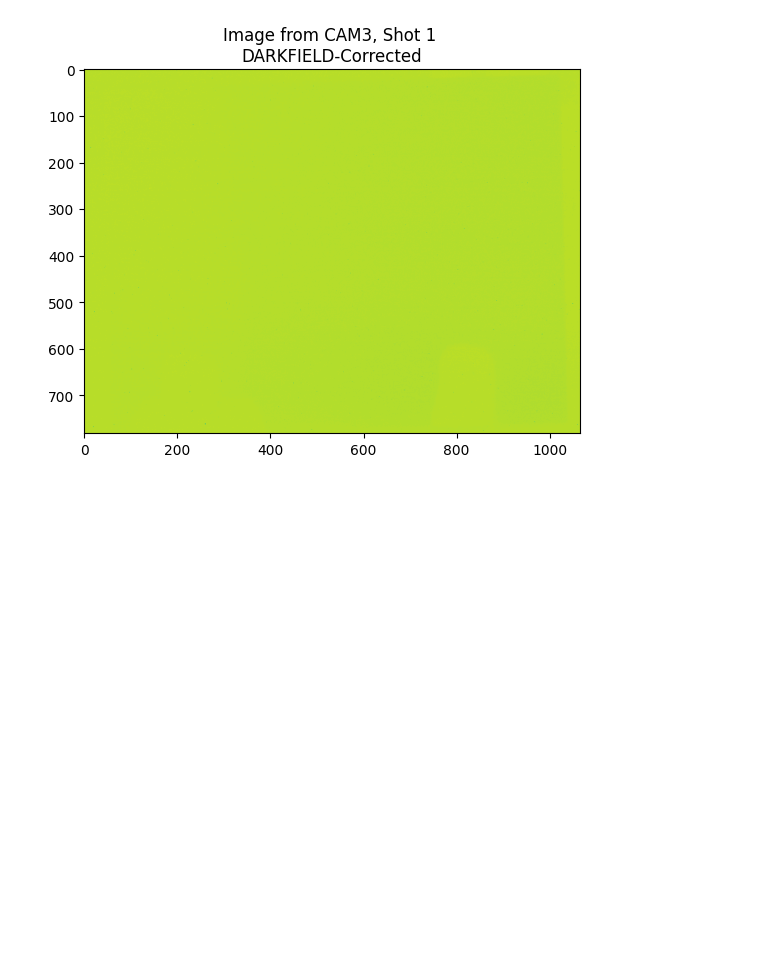
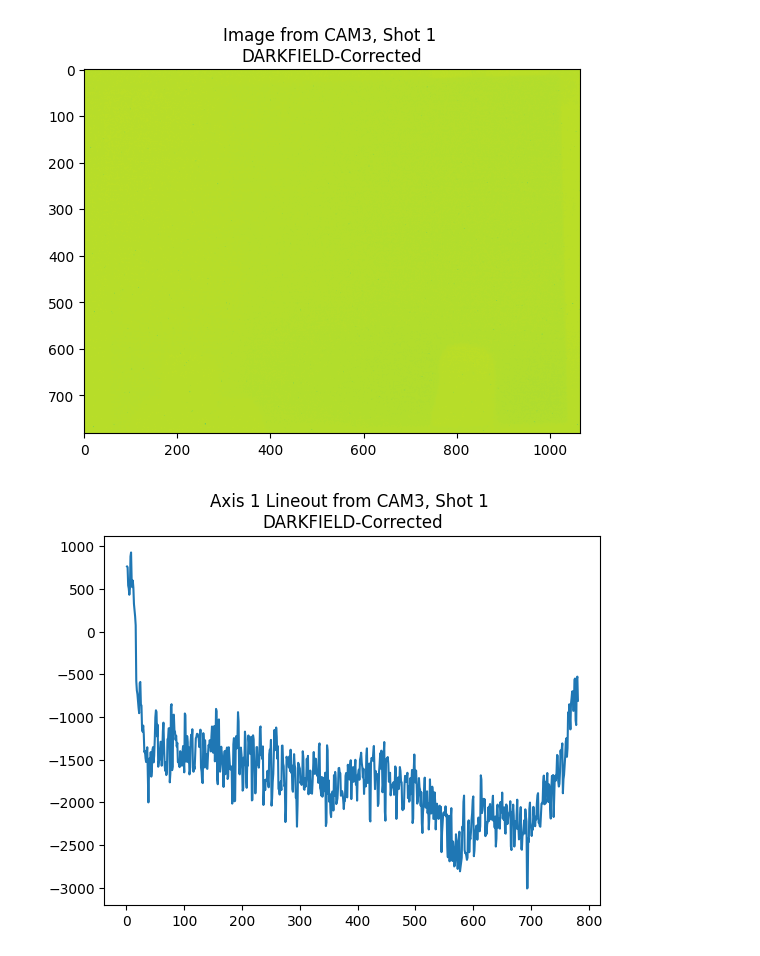
Before and after one commit to padishah115/fireball_onlineTF, a Jupyter notebook: devices/cam.ipynb, the cells around one changed output. Cells and saved outputs as stored; diff of their text form; code cells hidden in the pictures; blank space fills up the shorter version.

```diff
--- a/devices/cam.ipynb
+++ b/devices/cam.ipynb
@@ -59,4 +59,41 @@ plt.show()
 # %%
 ########################
 # LINEOUTS CALCULATION #
 ########################
+
+##########################################
+# PLOT RAW OR BACKGROUND-CORRECTED IMAGE #
+##########################################
+
+#user input- which shot is the raw shot?
+raw_shot_no = 1
+axis = 1 #which axis do we want to perform lineouts over?
+
+#background removal information- which shot is the background, do we want to remove it?
+bkg_shot_no = 3
+bkg_name = "DARKFIELD"
+bkg_removal = True
+
+#READ RAW AND BACKGROUND IMAGE DATA
+raw_image = np.genfromtxt(shot_path_dict[raw_shot_no], delimiter=',')
+bkg_image = np.genfromtxt(shot_path_dict[bkg_shot_no], delimiter=',')
+
+#CREATE LINEOUTS, AND APPROPRIATE X-AXIS
+if axis == 0:
+    pixels_1D = np.arange(0, raw_image.shape[1], 1)
+else:
+    pixels_1D = np.arange(0, raw_image.shape[0], 1)
+raw_lineout = np.sum(raw_image, axis=axis)
+bkg_lineout = np.sum(bkg_image, axis=axis)
+
+if bkg_removal:
+    lineout = np.subtract(raw_lineout, bkg_lineout)
+    plt.title(f"Axis {axis} Lineout from {DEVICE_NAME}, Shot {raw_shot_no} \n{bkg_name}-Corrected")
+else:
+    lineout = raw_lineout
+    plt.title(f"Axis {axis} Lineout from {DEVICE_NAME}, Shot {raw_shot_no}")
+
+plt.plot(pixels_1D, lineout)
+plt.show()
+# %% [output]
+[figure, added]
```
